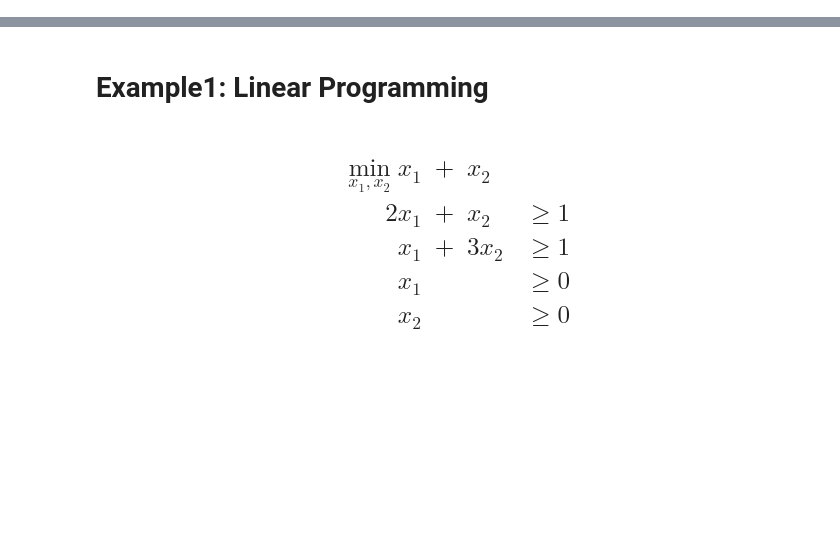
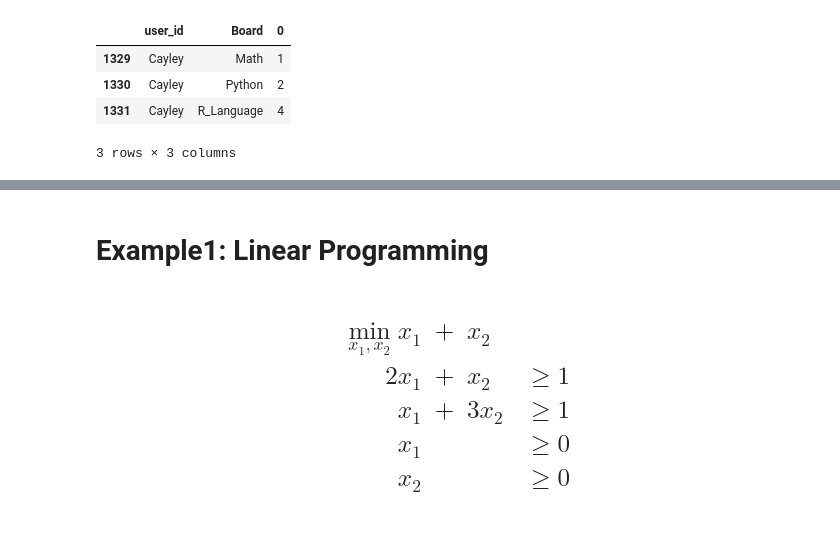
Before and after one commit to c3h3/NCCU-PyData-Courses-2013Spring, a Jupyter notebook: Lecture4/visualization/TryVisExamples.ipynb, the cells around one changed output, grey strips where cells are left out. Drawn from its saved outputs; the diff is of its cells as text; code cells hidden in the pictures; blank space fills up the shorter version.

```diff
--- a/Lecture4/visualization/TryVisExamples.ipynb
+++ b/Lecture4/visualization/TryVisExamples.ipynb
@@ -2,0 +132,8 @@
+# %%
+user_posts_sep_Boards[user_posts_sep_Boards["user_id"].str.contains("Cayley")]
+# %% [output]
+|  | user_id | Board | 0 |
+| 1329 | Cayley | Math | 1 |
+| 1330 | Cayley | Python | 2 |
+| 1331 | Cayley | R_Language | 4 |
+3 rows × 3 columns
```
Also changed, not shown: parts of 20 cells of this notebook, 5 other files.
